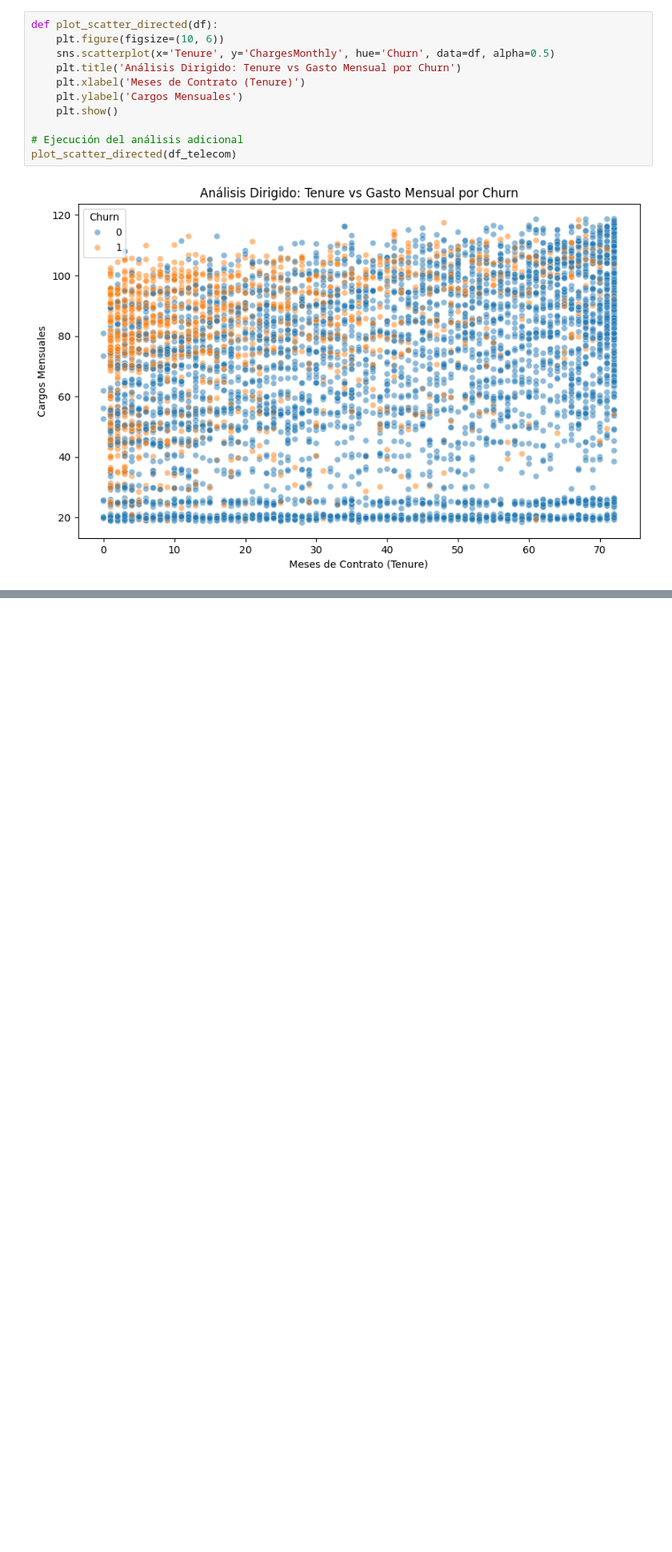
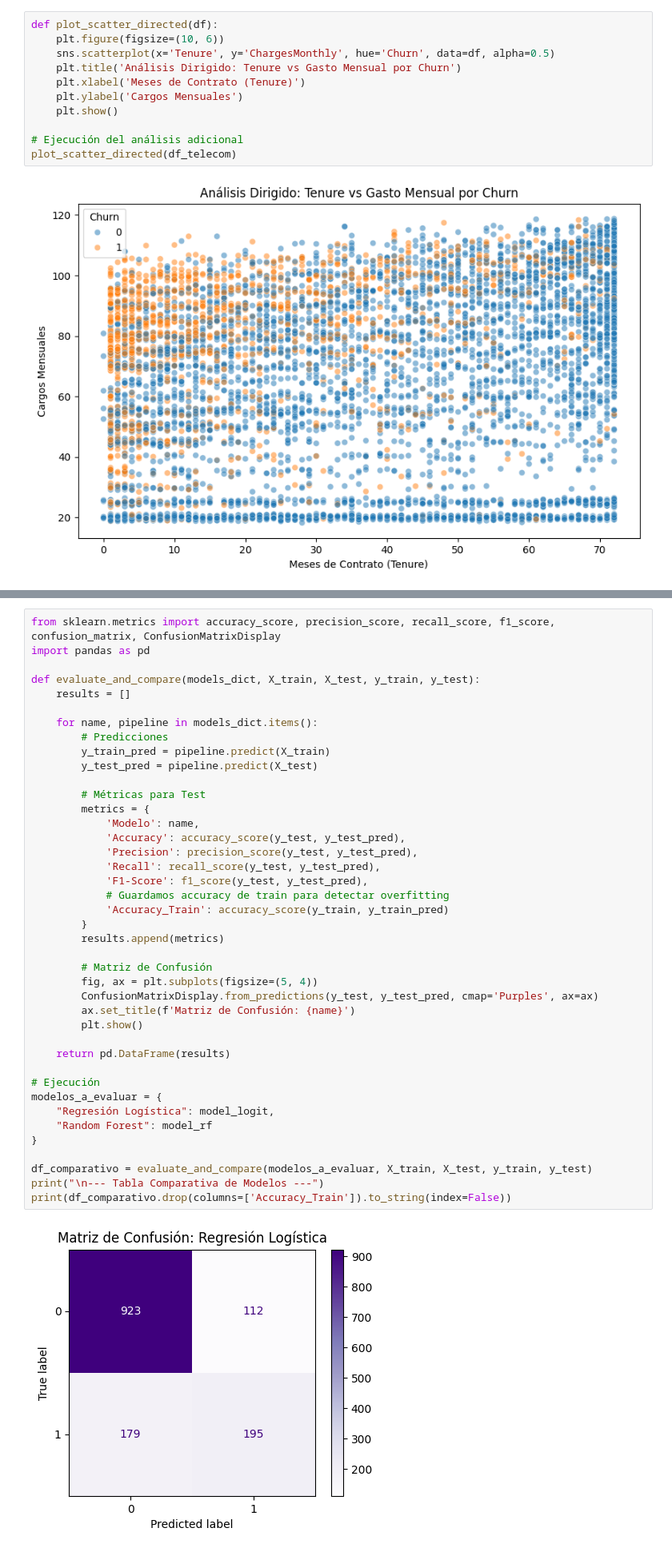
Before and after one commit to sebastianLB16/Challenge_ONE_Data_Science-Telecom_X_Parte_2, a Jupyter notebook: Challenge_ONE_Data_Science_Telecom_X_Parte_2 (1).ipynb, the cells around one changed output, grey strips where cells are left out. Shown at 80% size. Cells and saved outputs as stored; diff of their text form; blank space fills up the shorter version.

Commit message:
Proyecti terminado con todos lo solicitado con respecto a la modelacion y entrenamiento de los modelos agregue un txt del informe del proyecto

```diff
--- a/Challenge_ONE_Data_Science_Telecom_X_Parte_2.ipynb
+++ b/Challenge_ONE_Data_Science_Telecom_X_Parte_2 (1).ipynb
@@ -275,0 +435,43 @@ plot_scatter_directed(df_telecom)
+# %%
+from sklearn.metrics import accuracy_score, precision_score, recall_score, f1_score, confusion_matrix, ConfusionMatrixDisplay
+import pandas as pd
+
+def evaluate_and_compare(models_dict, X_train, X_test, y_train, y_test):
+    results = []
+
+    for name, pipeline in models_dict.items():
+        # Predicciones
+        y_train_pred = pipeline.predict(X_train)
+        y_test_pred = pipeline.predict(X_test)
+
+        # Métricas para Test
+        metrics = {
+            'Modelo': name,
+            'Accuracy': accuracy_score(y_test, y_test_pred),
+            'Precision': precision_score(y_test, y_test_pred),
+            'Recall': recall_score(y_test, y_test_pred),
+            'F1-Score': f1_score(y_test, y_test_pred),
+            # Guardamos accuracy de train para detectar overfitting
+            'Accuracy_Train': accuracy_score(y_train, y_train_pred)
+        }
+        results.append(metrics)
+
+        # Matriz de Confusión
+        fig, ax = plt.subplots(figsize=(5, 4))
+        ConfusionMatrixDisplay.from_predictions(y_test, y_test_pred, cmap='Purples', ax=ax)
+        ax.set_title(f'Matriz de Confusión: {name}')
+        plt.show()
+
+    return pd.DataFrame(results)
+
+# Ejecución
+modelos_a_evaluar = {
+    "Regresión Logística": model_logit,
+    "Random Forest": model_rf
+}
+
+df_comparativo = evaluate_and_compare(modelos_a_evaluar, X_train, X_test, y_train, y_test)
+print("\n--- Tabla Comparativa de Modelos ---")
+print(df_comparativo.drop(columns=['Accuracy_Train']).to_string(index=False))
+# %% [output]
+[figure, added]
```
Also changed, not shown: parts of 23 cells of this notebook, 1 other file.
